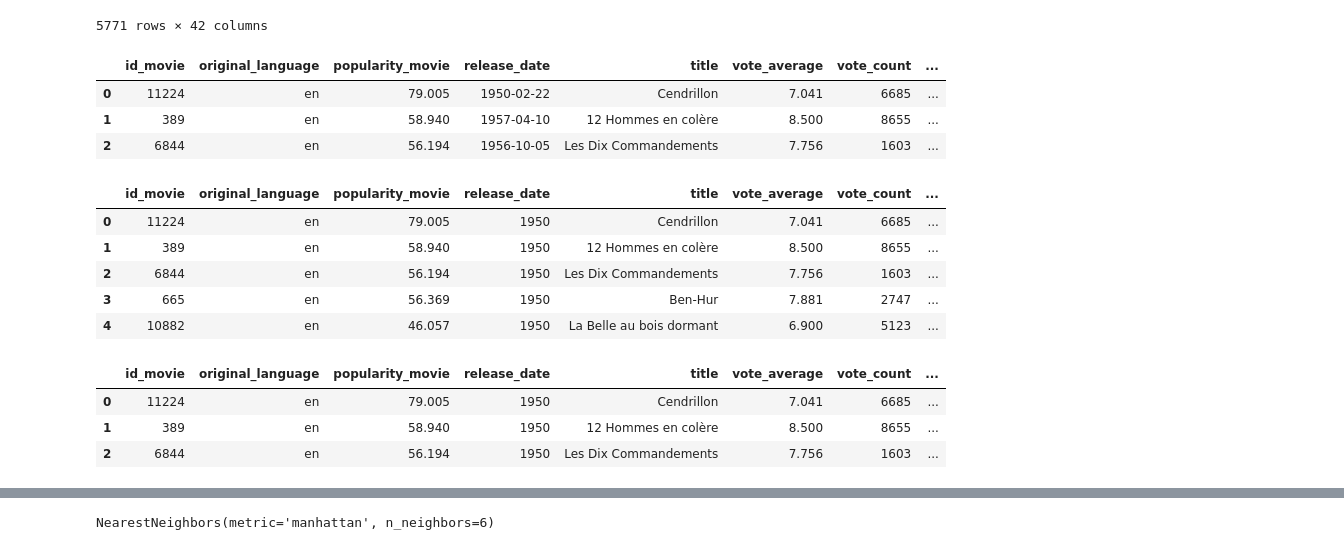
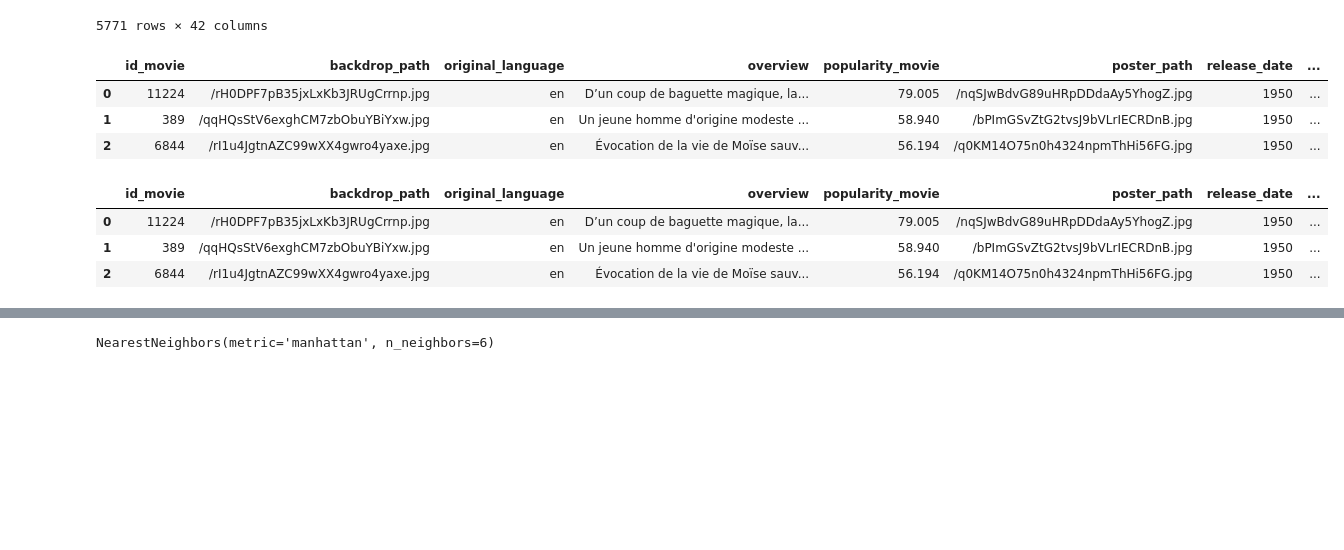
Before and after one commit to NoameBrabant/Project_2, a Jupyter notebook: MLtest.ipynb, the cells around one changed output, grey strips where cells are left out. Saved outputs shown, nothing was run; the diff lists cells and outputs as text; code cells hidden in the pictures; blank space fills up the shorter version.

```diff
--- a/MLtest.ipynb
+++ b/MLtest.ipynb
@@ -12,9 +12,8 @@ from sklearn.base import BaseEstimator, TransformerMixin
 from sklearn.utils.validation import check_array
 import re
 # %%
-df1 = pd.read_parquet("df_final_compile.parquet")
+df1 = pd.read_parquet("ignore\df_final_compile.parquet")
 pd.set_option('display.max_columns', None)
-#pd.set_option('display.max_colwidth', None)
 print(df1.shape)
 df1.head(3)
 # %% [output]
@@ -24,7 +23,7 @@ df1.head(3)
 | 1 | 389 | /qqHQsStV6exghCM7zbObuYBiYxw.jpg | en | Un jeune homme d'origine modeste ... | 58.940 | /bPImGSvZtG2tvsJ9bVLrIECRDnB.jpg | 1957-04-10 | ... |
 | 2 | 6844 | /rI1u4JgtnAZC99wXX4gwro4yaxe.jpg | en | Évocation de la vie de Moïse sauv... | 56.194 | /q0KM14O75n0h4324npmThHi56FG.jpg | 1956-10-05 | ... |
 # %%
-save1 = pd.read_parquet("save1.parquet")
+save1 = pd.read_parquet("ignore\save1.parquet")
 save1
 # %% [output]
 |  | id_movie | Publique cible | Epoque | Sujet principal | Type |
@@ -41,7 +40,7 @@ save1
 | 2886 | 396535 | adulte | époque actuelle | postapocalyptique | blockbuster |
 2887 rows × 5 columns
 # %%
-save2 = pd.read_parquet("save2.parquet")
+save2 = pd.read_parquet("ignore\save2.parquet")
 save2
 # %% [output]
 |  | id_movie | Publique cible | Epoque | Sujet principal | Type |
@@ -93,17 +92,6 @@ df
 | 5769 | 614292 | /e0uN3SIAeo3rOiXa8WppXXjoiew.jpg | it | La chaleur de l'été annonce les v... | 6.972 | /otkRLGSaMIcxoPvMcEdpbWP4NeL.jpg | 2020-06-15 | ... |
 | 5770 | 593402 | /8TiYxxck4kfKwXAAdi6aZLeQd5L.jpg | it | Checco est un jeune entrepreneur ... | 5.882 | /gLgIbSkD9MsKSHxoDw5FjG9jbdT.jpg | 2020-01-01 | ... |
 5771 rows × 42 columns
-# %%
-# supprimer les colonnes non utilisées dans ML
-df = df.drop(columns=['backdrop_path', 'overview', 'poster_path', 'movie_id', 'actor_birthday_1', 'actor_birthday_2',
-       'actor_birthday_3', 'actor_birthday_4', 'actor_birthday_5'])
-# %%
-df.head(3)
-# %% [output]
-|  | id_movie | original_language | popularity_movie | release_date | title | vote_average | vote_count | ... |
-| 0 | 11224 | en | 79.005 | 1950-02-22 | Cendrillon | 7.041 | 6685 | ... |
-| 1 | 389 | en | 58.940 | 1957-04-10 | 12 Hommes en colère | 8.500 | 8655 | ... |
-| 2 | 6844 | en | 56.194 | 1956-10-05 | Les Dix Commandements | 7.756 | 1603 | ... |
 # %%
 df_movie = df.copy()
 # %%
@@ -117,11 +103,9 @@ for date in date_list:
     except:
         pass
 # %%
-df_movie.head()
+df_movie.head(3)
 # %% [output]
-|  | id_movie | original_language | popularity_movie | release_date | title | vote_average | vote_count | ... |
-| 0 | 11224 | en | 79.005 | 1950 | Cendrillon | 7.041 | 6685 | ... |
-| 1 | 389 | en | 58.940 | 1950 | 12 Hommes en colère | 8.500 | 8655 | ... |
-| 2 | 6844 | en | 56.194 | 1950 | Les Dix Commandements | 7.756 | 1603 | ... |
-| 3 | 665 | en | 56.369 | 1950 | Ben-Hur | 7.881 | 2747 | ... |
-| 4 | 10882 | en | 46.057 | 1950 | La Belle au bois dormant | 6.900 | 5123 | ... |
+|  | id_movie | backdrop_path | original_language | overview | popularity_movie | poster_path | release_date | ... |
+| 0 | 11224 | /rH0DPF7pB35jxLxKb3JRUgCrrnp.jpg | en | D’un coup de baguette magique, la... | 79.005 | /nqSJwBdvG89uHRpDDdaAy5YhogZ.jpg | 1950 | ... |
+| 1 | 389 | /qqHQsStV6exghCM7zbObuYBiYxw.jpg | en | Un jeune homme d'origine modeste ... | 58.940 | /bPImGSvZtG2tvsJ9bVLrIECRDnB.jpg | 1950 | ... |
+| 2 | 6844 | /rI1u4JgtnAZC99wXX4gwro4yaxe.jpg | en | Évocation de la vie de Moïse sauv... | 56.194 | /q0KM14O75n0h4324npmThHi56FG.jpg | 1950 | ... |
@@ -128,11 +115,9 @@ df_movie.head()
 # %%
-df_movie[['release_date', 'birthday_director', 'deathday_director']] = df_movie[['release_date',
-                                                                                 'birthday_director', 'deathday_director']].fillna(0)
 df_movie['birthday_director'] = df_movie['birthday_director'].astype(int)
 df_movie['deathday_director'] = df_movie['deathday_director'].astype(int)
 df_movie.head(3)
 # %% [output]
-|  | id_movie | original_language | popularity_movie | release_date | title | vote_average | vote_count | ... |
-| 0 | 11224 | en | 79.005 | 1950 | Cendrillon | 7.041 | 6685 | ... |
-| 1 | 389 | en | 58.940 | 1950 | 12 Hommes en colère | 8.500 | 8655 | ... |
-| 2 | 6844 | en | 56.194 | 1950 | Les Dix Commandements | 7.756 | 1603 | ... |
+|  | id_movie | backdrop_path | original_language | overview | popularity_movie | poster_path | release_date | ... |
+| 0 | 11224 | /rH0DPF7pB35jxLxKb3JRUgCrrnp.jpg | en | D’un coup de baguette magique, la... | 79.005 | /nqSJwBdvG89uHRpDDdaAy5YhogZ.jpg | 1950 | ... |
+| 1 | 389 | /qqHQsStV6exghCM7zbObuYBiYxw.jpg | en | Un jeune homme d'origine modeste ... | 58.940 | /bPImGSvZtG2tvsJ9bVLrIECRDnB.jpg | 1950 | ... |
+| 2 | 6844 | /rI1u4JgtnAZC99wXX4gwro4yaxe.jpg | en | Évocation de la vie de Moïse sauv... | 56.194 | /q0KM14O75n0h4324npmThHi56FG.jpg | 1950 | ... |
```
Also changed, not shown: parts of 31 cells of this notebook.
